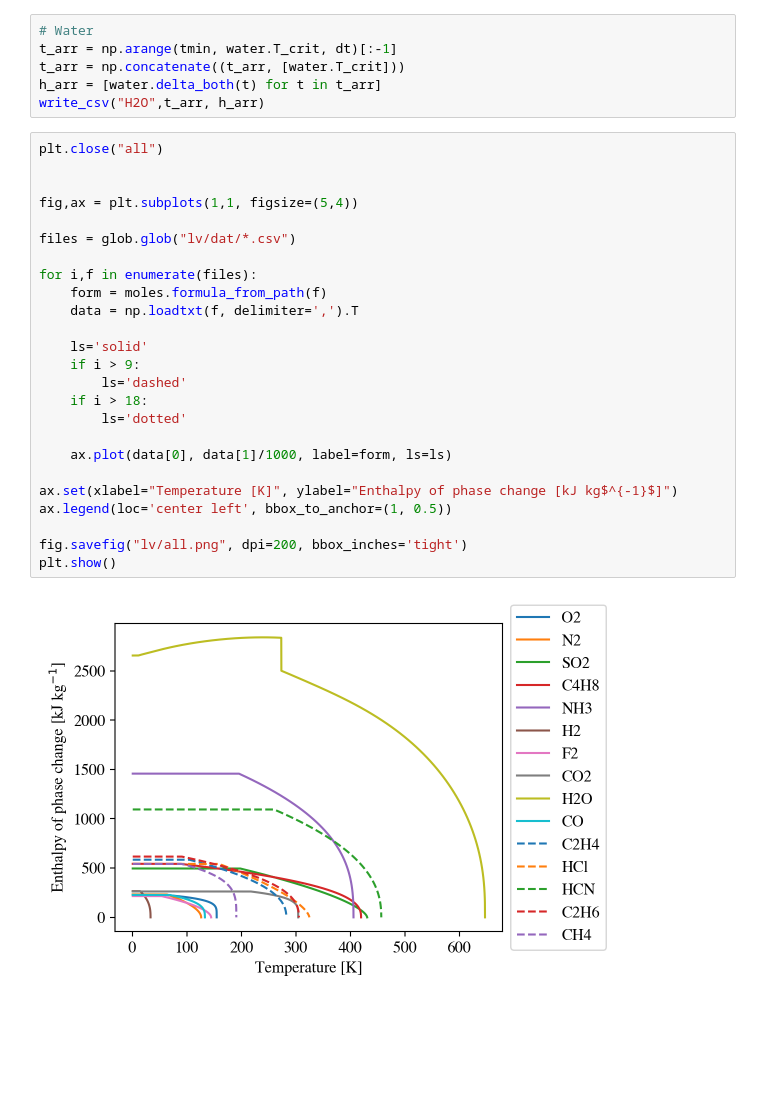
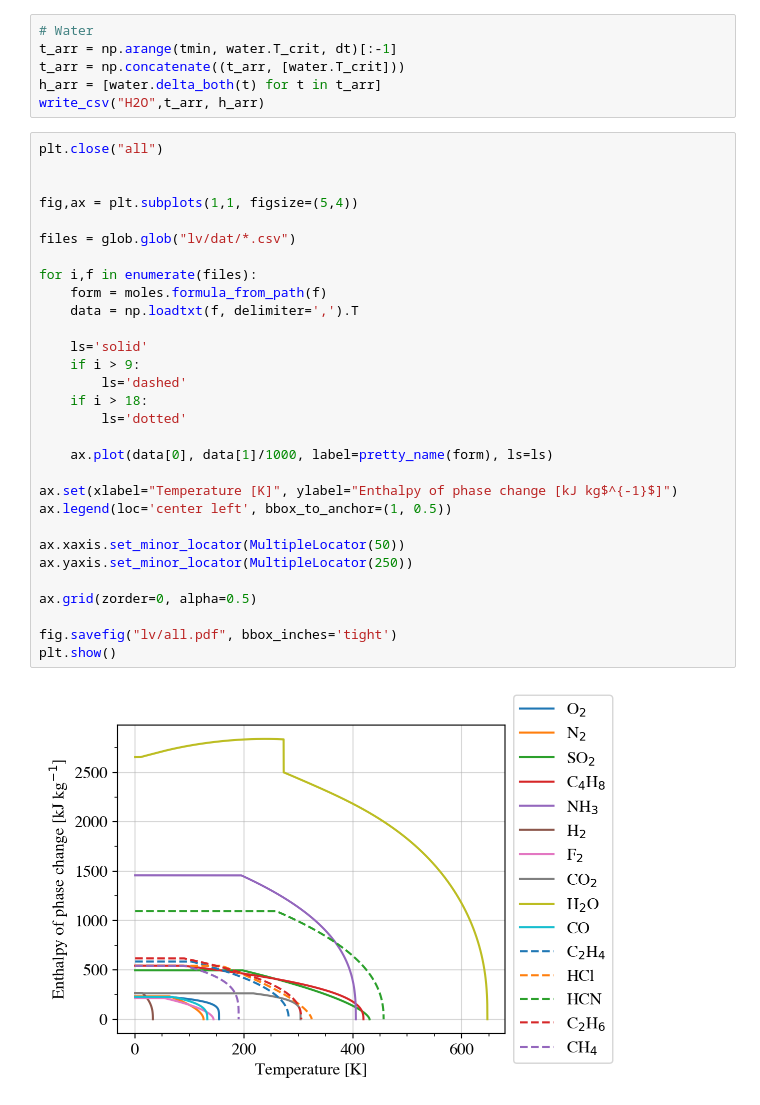
Before and after one commit to nichollsh/ThermoTools, a Jupyter notebook: 03_lv_parse.ipynb, the cells around one changed output. Cells and saved outputs as stored; diff of their text form; blank space fills up the shorter version.

```diff
--- a/03_lv_parse.ipynb
+++ b/03_lv_parse.ipynb
@@ -54,27 +57,32 @@ write_csv("H2O",t_arr, h_arr)
 # %%
 plt.close("all")
 
 
 fig,ax = plt.subplots(1,1, figsize=(5,4))
 
 files = glob.glob("lv/dat/*.csv")
 
 for i,f in enumerate(files):
     form = moles.formula_from_path(f)
     data = np.loadtxt(f, delimiter=',').T
 
     ls='solid'
     if i > 9:
         ls='dashed'
     if i > 18:
         ls='dotted'
 
-    ax.plot(data[0], data[1]/1000, label=form, ls=ls)
+    ax.plot(data[0], data[1]/1000, label=pretty_name(form), ls=ls)
 
 ax.set(xlabel="Temperature [K]", ylabel="Enthalpy of phase change [kJ kg$^{-1}$]")
 ax.legend(loc='center left', bbox_to_anchor=(1, 0.5))
 
-fig.savefig("lv/all.png", dpi=200, bbox_inches='tight')
+ax.xaxis.set_minor_locator(MultipleLocator(50))
+ax.yaxis.set_minor_locator(MultipleLocator(250))
+
+ax.grid(zorder=0, alpha=0.5)
+
+fig.savefig("lv/all.pdf", bbox_inches='tight')
 plt.show()
 # %% [output]
-[figure, old version]
+[figure, new version]
```
Also changed, not shown: parts of 1 cell of this notebook, 9 other files.
